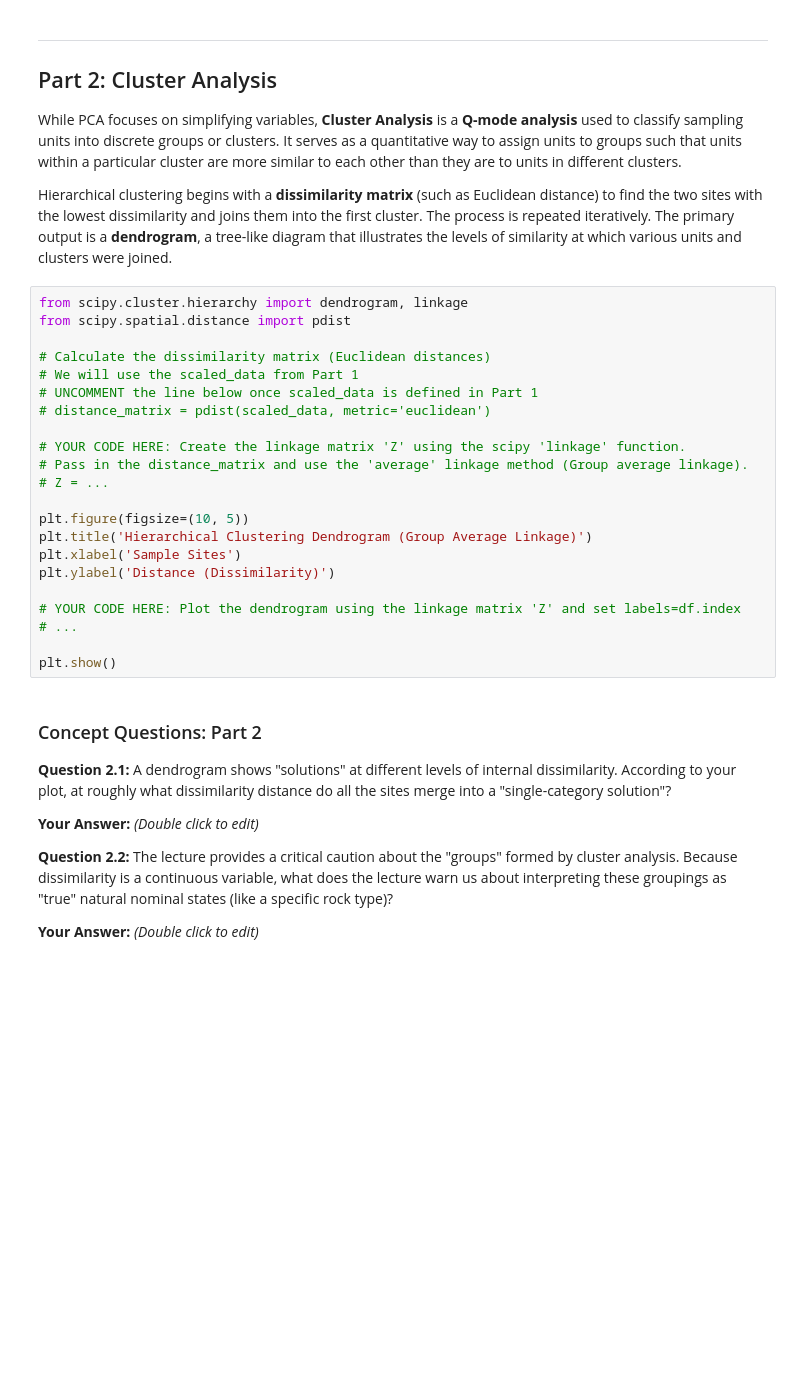
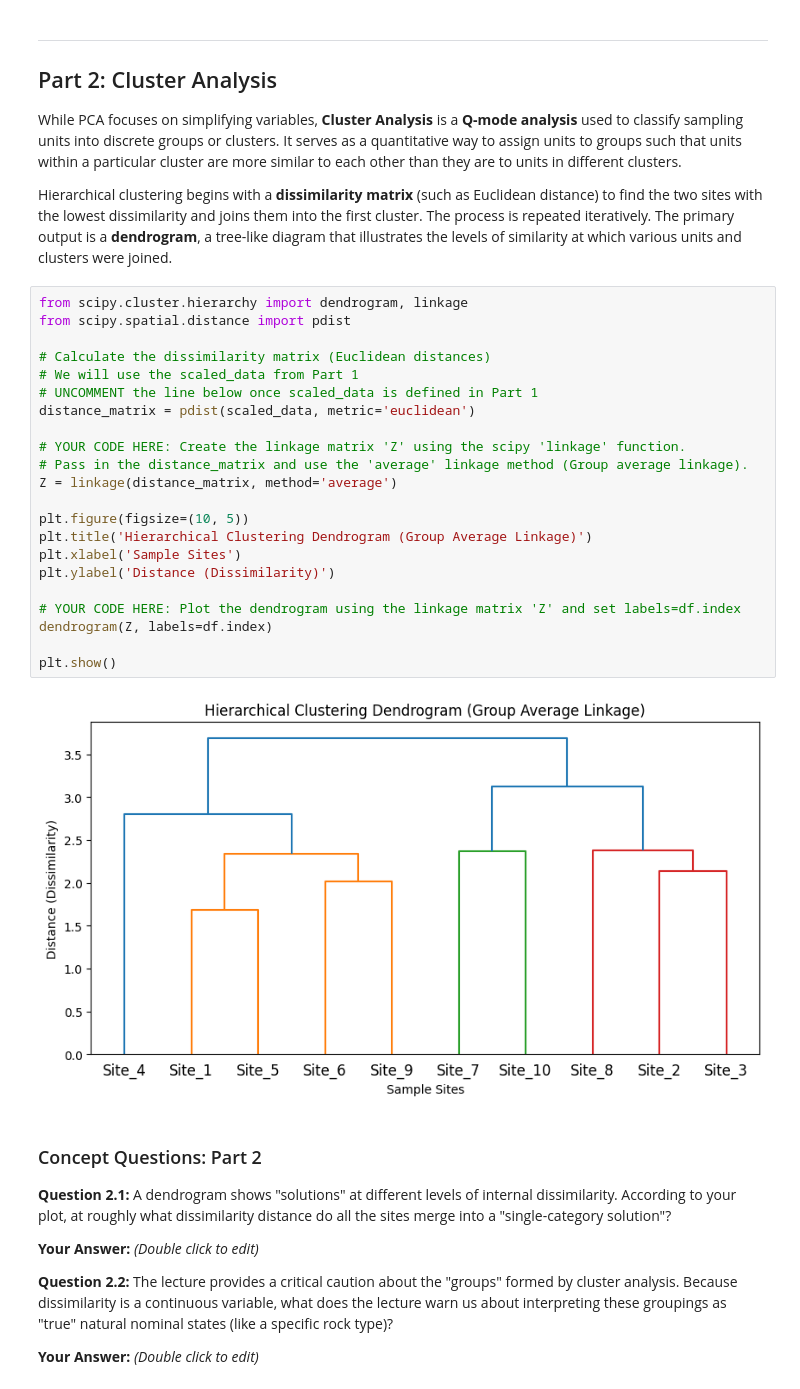
Before and after one commit to Hayden-Martin4250/Earthscience2245, a Jupyter notebook: ES2245_lab10.ipynb, the cells around one changed output. Drawn from its saved outputs; the diff is of its cells as text; blank space fills up the shorter version.

```diff
--- a/ES2245_lab10.ipynb
+++ b/ES2245_lab10.ipynb
@@ -96,25 +96,27 @@ Hierarchical clustering begins with a **dissimilarity matrix** (such as Euclidea
 # %%
 from scipy.cluster.hierarchy import dendrogram, linkage
 from scipy.spatial.distance import pdist
 
 # Calculate the dissimilarity matrix (Euclidean distances)
 # We will use the scaled_data from Part 1
 # UNCOMMENT the line below once scaled_data is defined in Part 1
-# distance_matrix = pdist(scaled_data, metric='euclidean')
+distance_matrix = pdist(scaled_data, metric='euclidean')
 
 # YOUR CODE HERE: Create the linkage matrix 'Z' using the scipy 'linkage' function.
 # Pass in the distance_matrix and use the 'average' linkage method (Group average linkage).
-# Z = ...
+Z = linkage(distance_matrix, method='average')
 
 plt.figure(figsize=(10, 5))
 plt.title('Hierarchical Clustering Dendrogram (Group Average Linkage)')
 plt.xlabel('Sample Sites')
 plt.ylabel('Distance (Dissimilarity)')
 
 # YOUR CODE HERE: Plot the dendrogram using the linkage matrix 'Z' and set labels=df.index
-# ...
+dendrogram(Z, labels=df.index)
 
 plt.show()
+# %% [output]
+[figure, added]
 # %% [markdown]
 ### Concept Questions: Part 2
 **Question 2.1:** A dendrogram shows "solutions" at different levels of internal dissimilarity. According to your plot, at roughly what dissimilarity distance do all the sites merge into a "single-category solution"?
```
